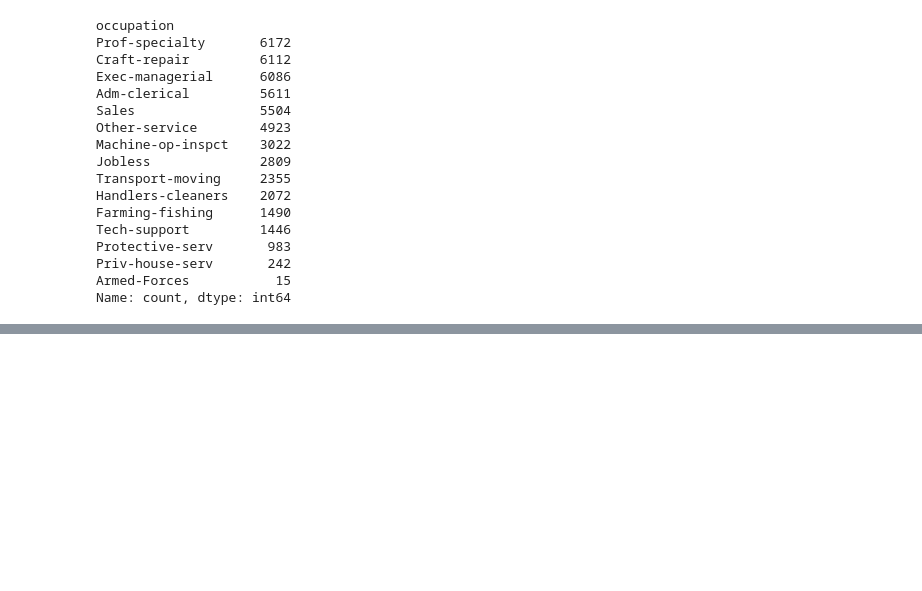
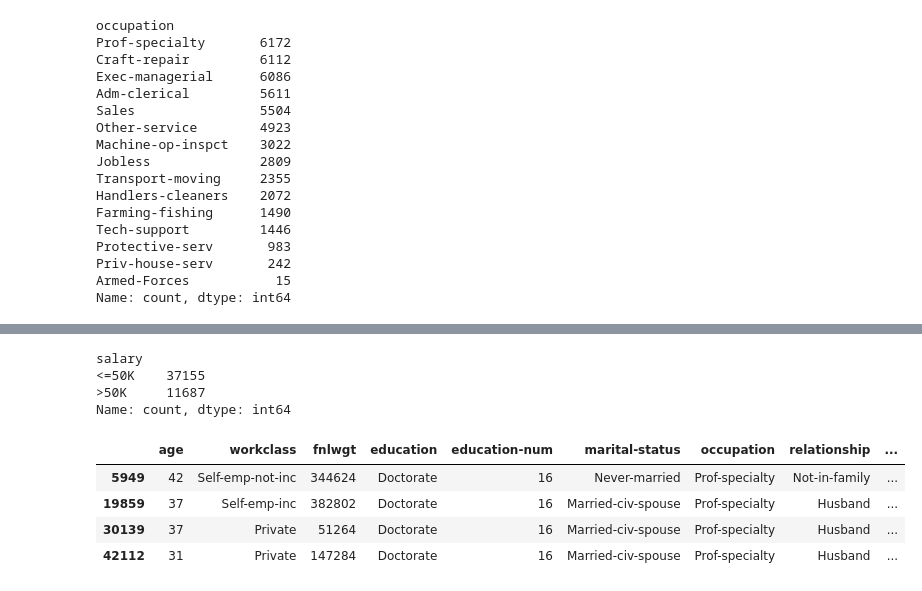
Before and after one commit to Ragim-Xtha/Core-Data-Science, a Jupyter notebook: basic-data-analysis/analysis8/adult_income_analysis.ipynb, the cells around one changed output, grey strips where cells are left out. Cells and saved outputs as stored; diff of their text form; code cells hidden in the pictures; blank space fills up the shorter version.

```diff
--- a/basic-data-analysis/analysis8/adult_income_analysis.ipynb
+++ b/basic-data-analysis/analysis8/adult_income_analysis.ipynb
@@ -152,0 +160,15 @@ df
+# %%
+df["salary"].value_counts()
+# %% [output]
+salary
+<=50K    37155
+>50K     11687
+Name: count, dtype: int64
+# %%
+df[(df["hours-per-week"] == df["hours-per-week"].max()) & (df["education"] == "Doctorate") & (df["salary"] == ">50K")]
+# %% [output]
+|  | age | workclass | fnlwgt | education | education-num | marital-status | occupation | relationship | ... |
+| 5949 | 42 | Self-emp-not-inc | 344624 | Doctorate | 16 | Never-married | Prof-specialty | Not-in-family | ... |
+| 19859 | 37 | Self-emp-inc | 382802 | Doctorate | 16 | Married-civ-spouse | Prof-specialty | Husband | ... |
+| 30139 | 37 | Private | 51264 | Doctorate | 16 | Married-civ-spouse | Prof-specialty | Husband | ... |
+| 42112 | 31 | Private | 147284 | Doctorate | 16 | Married-civ-spouse | Prof-specialty | Husband | ... |
```
Also changed, not shown: parts of 1 cell of this notebook.
